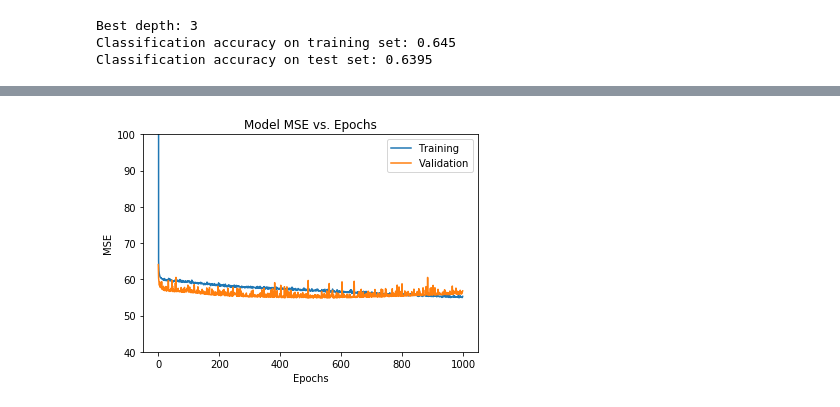
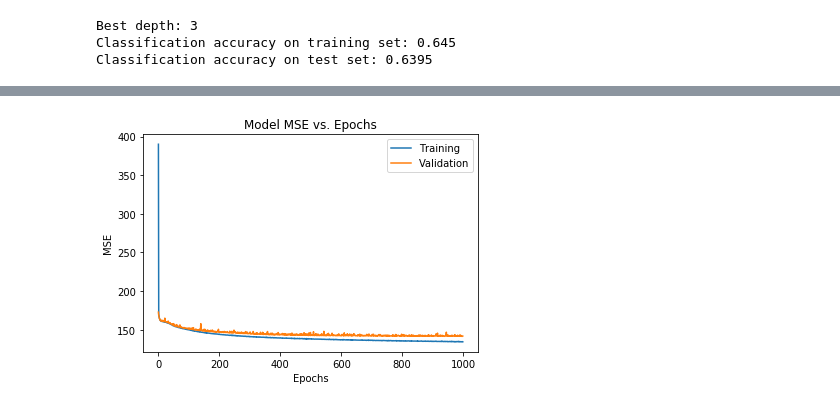
Before and after one commit to heyjessi/spotifys-angels, a Jupyter notebook: katherine.ipynb, the cells around one changed output, grey strips where cells are left out. Saved outputs shown, nothing was run; the diff lists cells and outputs as text; code cells hidden in the pictures.

```diff
--- a/katherine.ipynb
+++ b/katherine.ipynb
@@ -239,8 +263,5 @@ plt.show()
 # %%
-songs_df = pd.read_csv('data/songs_10000.csv')
-
-# drop additional index column
-songs_df = songs_df.drop(columns = 'Unnamed: 0')
+songs_df = pd.read_csv('data/songs_all_decade_clean.csv')
 
 songs_df_clean = songs_df.drop(columns = ['Artist', 'Track Name', 'Track ID'])
 
@@ -309,12 +359,13 @@ X_test
 # specify network layers
 quant_ann = tf.keras.models.Sequential([
     tf.keras.layers.Dense(100, activation = 'sigmoid', input_shape = (13, )),
-    tf.keras.layers.Dense(100, activation = 'relu'),
+    tf.keras.layers.Dense(100, activation = 'relu',
+                       kernel_regularizer = tf.keras.regularizers.l2(l = 0.001)),
     tf.keras.layers.Dense(1, activation = 'linear')
 ])
 
 # compile and fit network
 quant_ann.compile(loss = 'mean_squared_error', optimizer = 'adam', metrics = ['mean_squared_error'])
-history = quant_ann.fit(X_train, y_train, epochs = 1000, batch_size = 32, validation_split = 0.3)
+history = quant_ann.fit(X_train, y_train, epochs = 1000, batch_size = 128, validation_split = 0.3)
 # %% [output]
 WARNING:tensorflow:Falling back from v2 loop because of error: Failed to find data adapter that can handle input: <class 'pandas.core.frame.DataFrame'>, <class 'NoneType'>
@@ -339,13 +388,11 @@ Epoch 1000/1000
 # %%
 # plot training and validation accuracy
 plt.plot(history.history['mean_squared_error'])
 plt.plot(history.history['val_mean_squared_error'])
 plt.title('Model MSE vs. Epochs')
 plt.ylabel('MSE')
 plt.xlabel('Epochs')
-plt.ylim(bottom = 40)
-plt.ylim(top = 100)
 plt.legend(['Training', 'Validation'], loc = 'best')
 plt.show()
 # %% [output]
-[figure, old version]
+[figure, new version]
```
Also changed, not shown: parts of 18 cells of this notebook.
